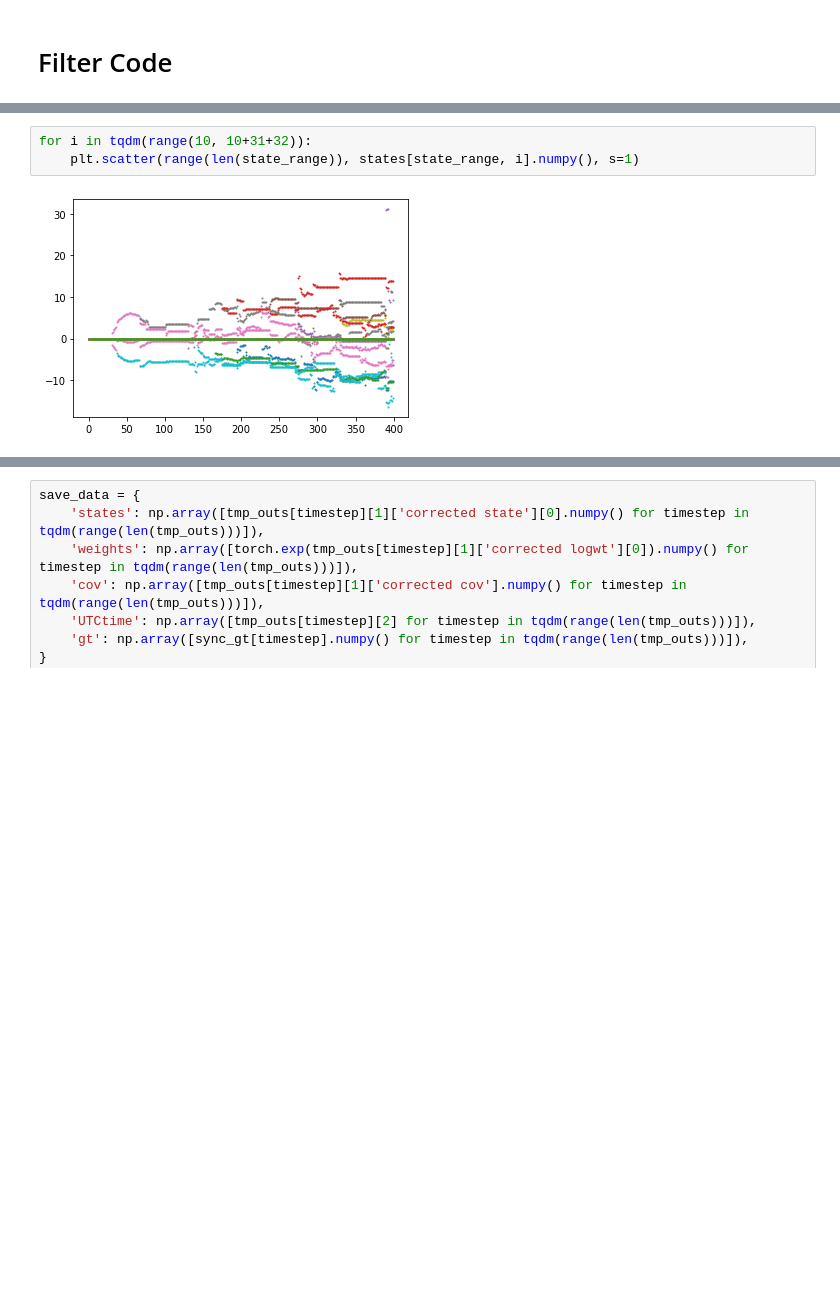
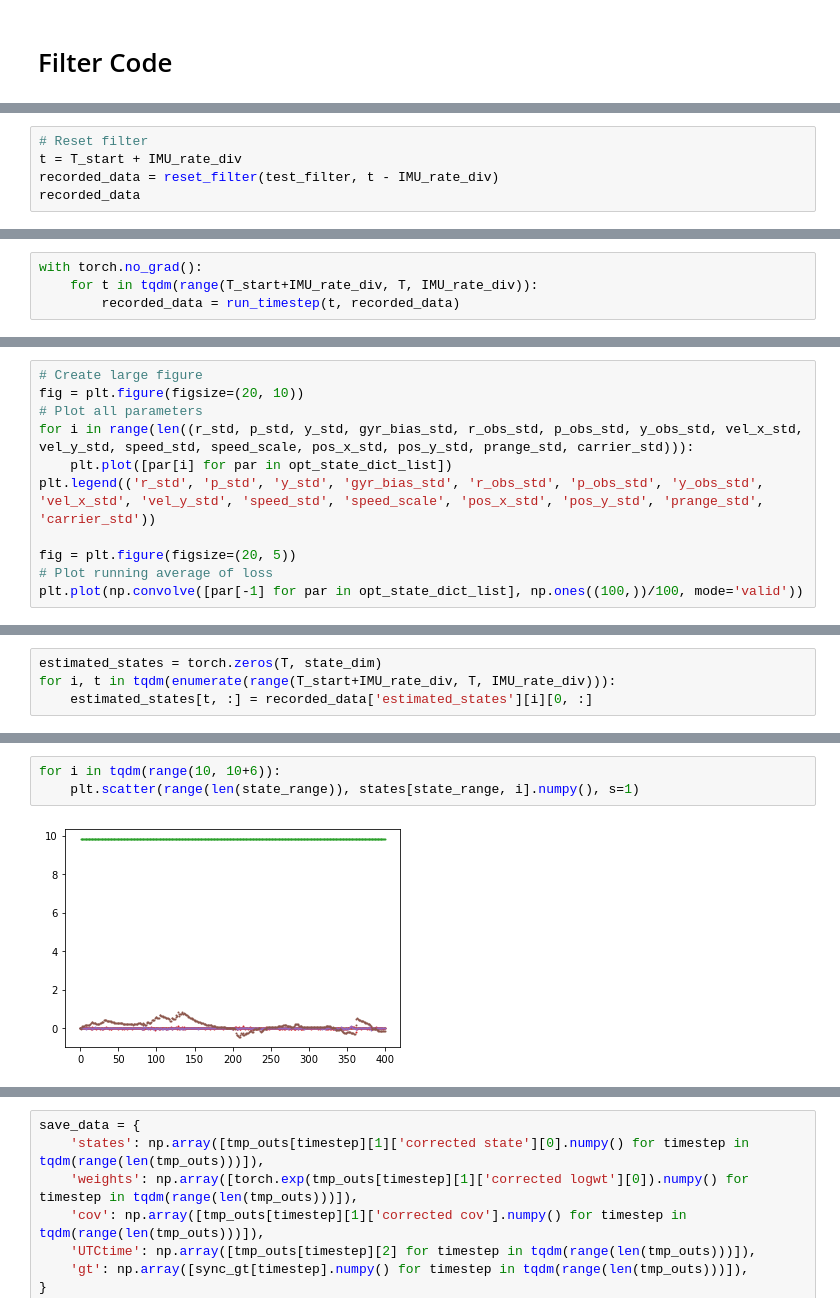
Before and after one commit to Stanford-NavLab/DDUncertaintyFilter, a Jupyter notebook: notebooks/05_31_22_DD_filter.ipynb, the cells around one changed output, grey strips where cells are left out. Saved outputs shown, nothing was run; the diff lists cells and outputs as text; blank space fills up the shorter version.

```diff
--- a/notebooks/05_31_22_DD_filter.ipynb
+++ b/notebooks/05_31_22_DD_filter.ipynb
@@ -560,0 +115,5 @@ GT idx:  399
+# %%
+# Reset filter
+t = T_start + IMU_rate_div
+recorded_data = reset_filter(test_filter, t - IMU_rate_div)
+recorded_data
@@ -560,0 +221,4 @@ GT idx:  399
+# %%
+with torch.no_grad():
+    for t in tqdm(range(T_start+IMU_rate_div, T, IMU_rate_div)):
+        recorded_data = run_timestep(t, recorded_data)
@@ -560,0 +331,11 @@ GT idx:  399
+# %%
+# Create large figure
+fig = plt.figure(figsize=(20, 10))
+# Plot all parameters
+for i in range(len((r_std, p_std, y_std, gyr_bias_std, r_obs_std, p_obs_std, y_obs_std, vel_x_std, vel_y_std, speed_std, speed_scale, pos_x_std, pos_y_std, prange_std, carrier_std))):
+    plt.plot([par[i] for par in opt_state_dict_list])
+plt.legend(('r_std', 'p_std', 'y_std', 'gyr_bias_std', 'r_obs_std', 'p_obs_std', 'y_obs_std', 'vel_x_std', 'vel_y_std', 'speed_std', 'speed_scale', 'pos_x_std', 'pos_y_std', 'prange_std', 'carrier_std'))
+
+fig = plt.figure(figsize=(20, 5))
+# Plot running average of loss
+plt.plot(np.convolve([par[-1] for par in opt_state_dict_list], np.ones((100,))/100, mode='valid'))
@@ -561 +467,5 @@ GT idx:  399
+# %%
+estimated_states = torch.zeros(T, state_dim)
+for i, t in tqdm(enumerate(range(T_start+IMU_rate_div, T, IMU_rate_div))):
+    estimated_states[t, :] = recorded_data['estimated_states'][i][0, :]
 # %%
@@ -710,6 +592,6 @@ plt.plot(np.ediff1d(gt_pos[gt_range, 2]))
 # %%
-for i in tqdm(range(10, 10+31+32)):
+for i in tqdm(range(10, 10+6)):
     plt.scatter(range(len(state_range)), states[state_range, i].numpy(), s=1)
 # %% [output]
-[figure, old version]
+[figure, new version]
 # %%
```
Also changed, not shown: parts of 75 cells of this notebook, 9 other files.
